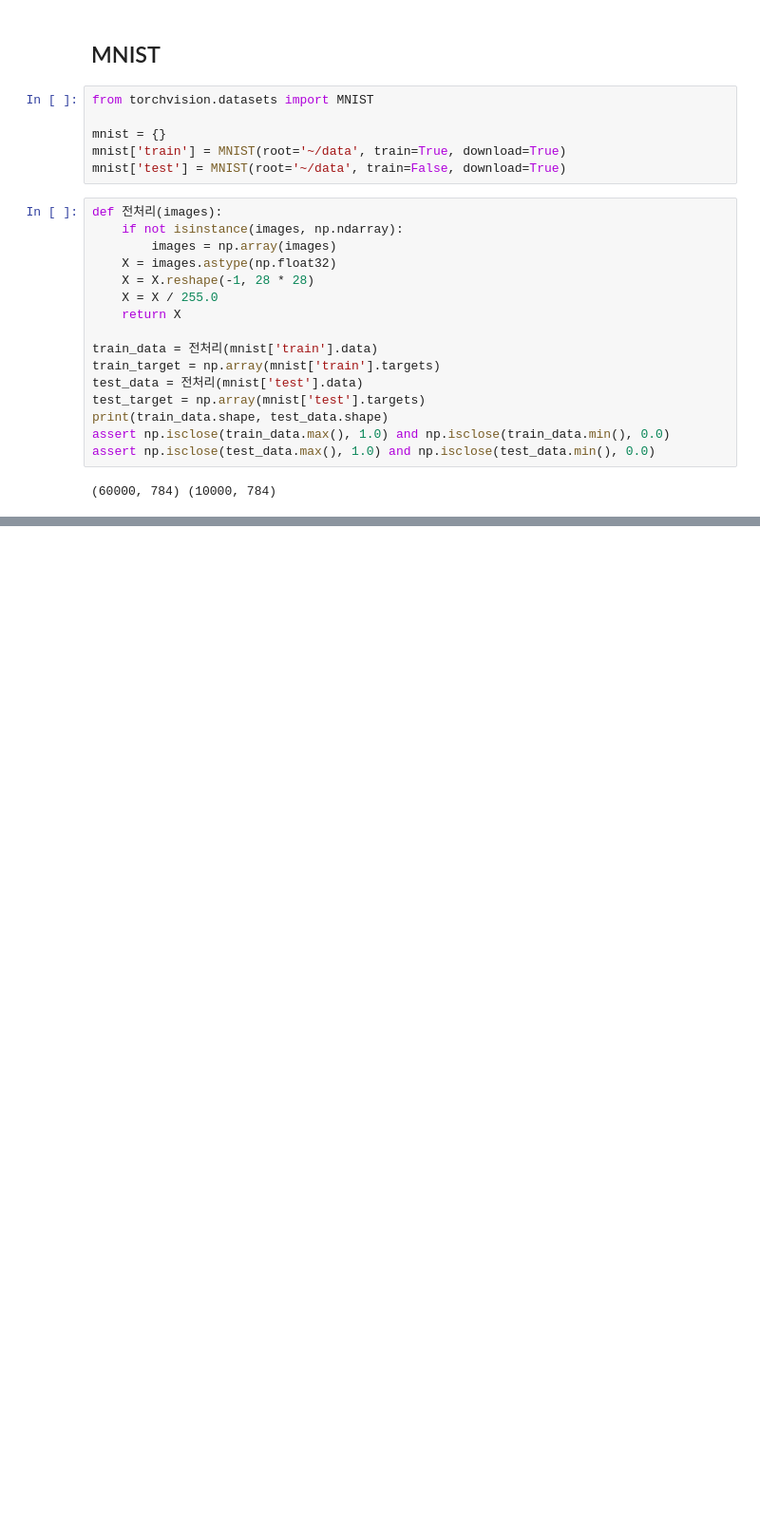
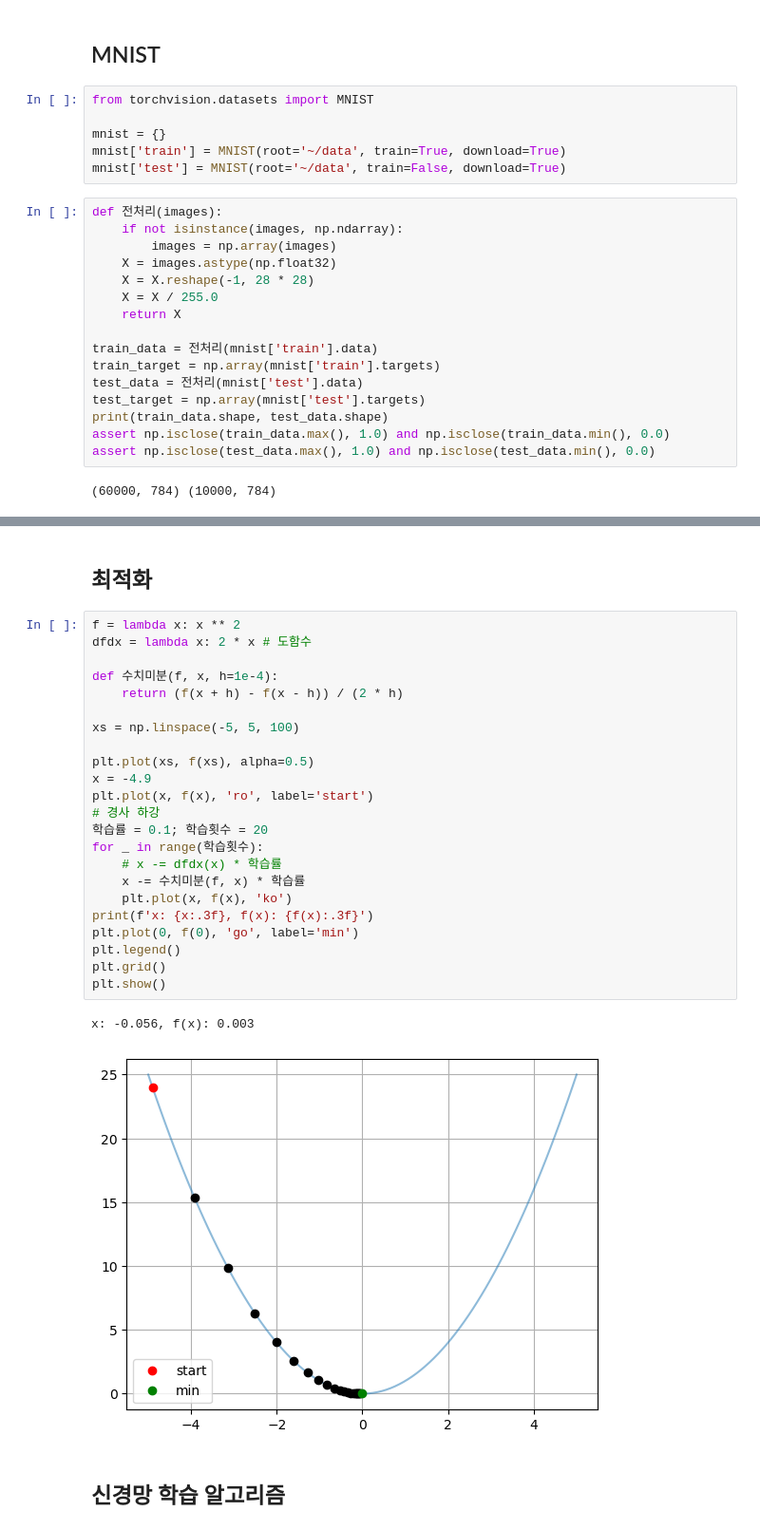
Before and after one commit to rebirther00/pydeep_multicam, a Jupyter notebook: Day4-SJ.ipynb, the cells around one changed output, grey strips where cells are left out. Shown at 95% size. Saved outputs shown, nothing was run; the diff lists cells and outputs as text; blank space fills up the shorter version.

```diff
--- a/Day4-SJ.ipynb
+++ b/Day4-SJ.ipynb
@@ -137,0 +278,30 @@ display(pd.DataFrame(outputs).assign(pred=y_pred, target=test_target)[:5].round(
+# %% [markdown]
+## 최적화
+# %%
+f = lambda x: x ** 2
+dfdx = lambda x: 2 * x # 도함수
+
+def 수치미분(f, x, h=1e-4):
+    return (f(x + h) - f(x - h)) / (2 * h)
+
+xs = np.linspace(-5, 5, 100)
+
+plt.plot(xs, f(xs), alpha=0.5)
+x = -4.9
+plt.plot(x, f(x), 'ro', label='start')
+# 경사 하강
+학습률 = 0.1; 학습횟수 = 20
+for _ in range(학습횟수):
+    # x -= dfdx(x) * 학습률
+    x -= 수치미분(f, x) * 학습률
+    plt.plot(x, f(x), 'ko')
+print(f'x: {x:.3f}, f(x): {f(x):.3f}')
+plt.plot(0, f(0), 'go', label='min')
+plt.legend()
+plt.grid()
+plt.show()
+# %% [output]
+x: -0.056, f(x): 0.003
+[figure, added]
+# %% [markdown]
+## 신경망 학습 알고리즘
```
Also changed, not shown: parts of 20 cells of this notebook, 5 other files.
